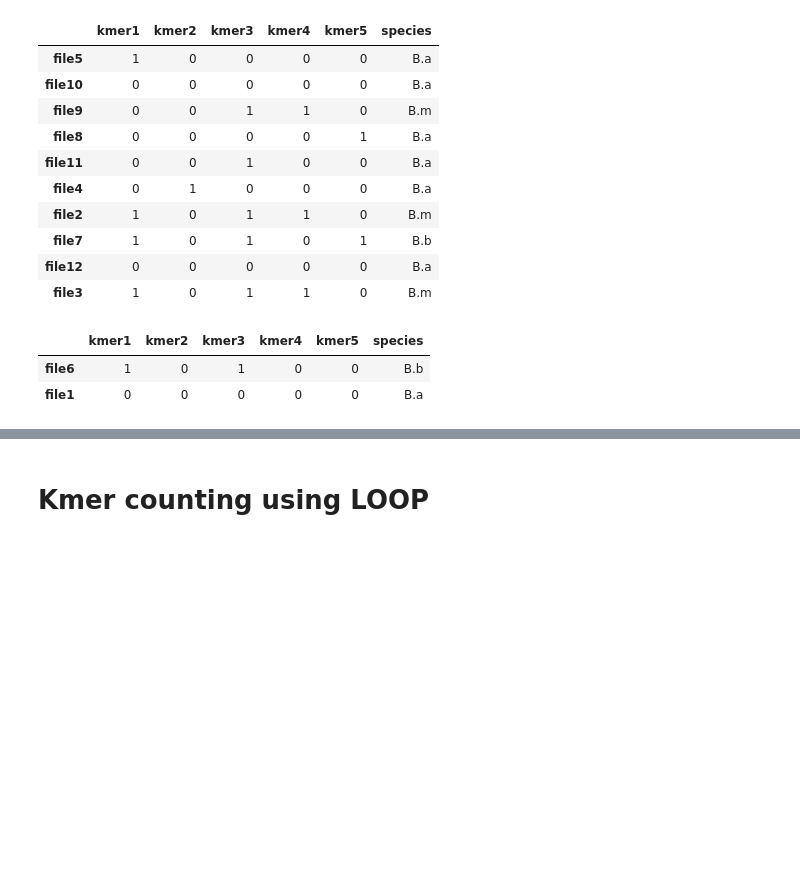
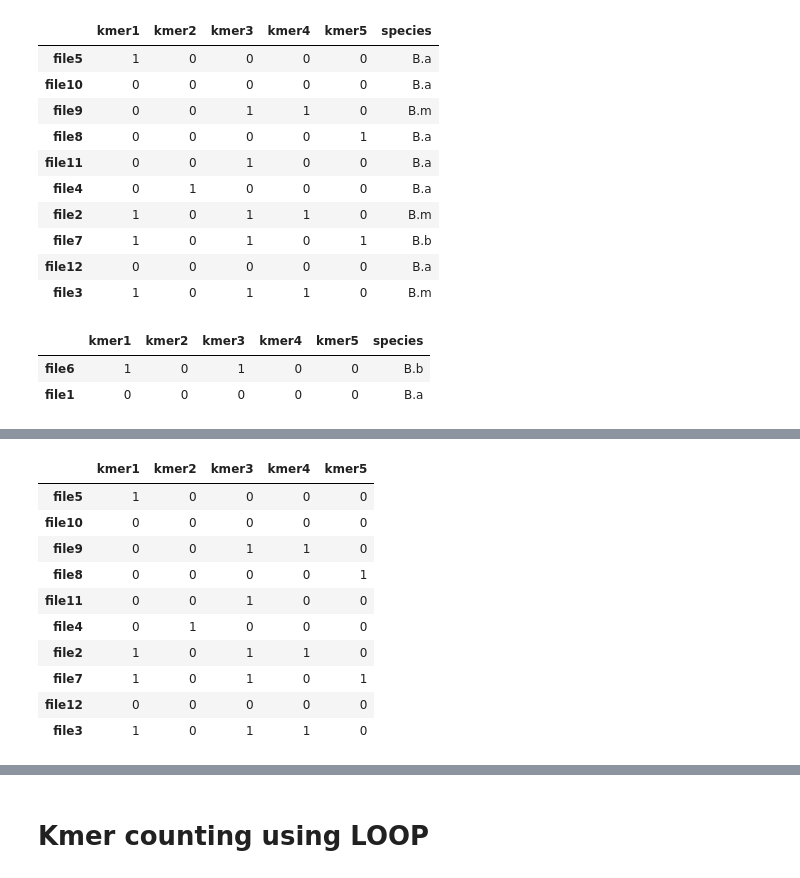
Before and after one commit to ComputationalPathogens/acheron, a Jupyter notebook: acheron/analysis.ipynb, the cells around one changed output, grey strips where cells are left out. Drawn from its saved outputs; the diff is of its cells as text; code cells hidden in the pictures; blank space fills up the shorter version.

```diff
--- a/acheron/analysis.ipynb
+++ b/acheron/analysis.ipynb
@@ -1010,0 +617,17 @@ pd.DataFrame(results).T
+# %%
+x_train = x_train.astype('int8')
+x_test = x_test.astype('int8')
+# %%
+x_train
+# %% [output]
+|  | kmer1 | kmer2 | kmer3 | kmer4 | kmer5 |
+| file5 | 1 | 0 | 0 | 0 | 0 |
+| file10 | 0 | 0 | 0 | 0 | 0 |
+| file9 | 0 | 0 | 1 | 1 | 0 |
+| file8 | 0 | 0 | 0 | 0 | 1 |
+| file11 | 0 | 0 | 1 | 0 | 0 |
+| file4 | 0 | 1 | 0 | 0 | 0 |
+| file2 | 1 | 0 | 1 | 1 | 0 |
+| file7 | 1 | 0 | 1 | 0 | 1 |
+| file12 | 0 | 0 | 0 | 0 | 0 |
+| file3 | 1 | 0 | 1 | 1 | 0 |
```
Also changed, not shown: parts of 182 cells of this notebook.
